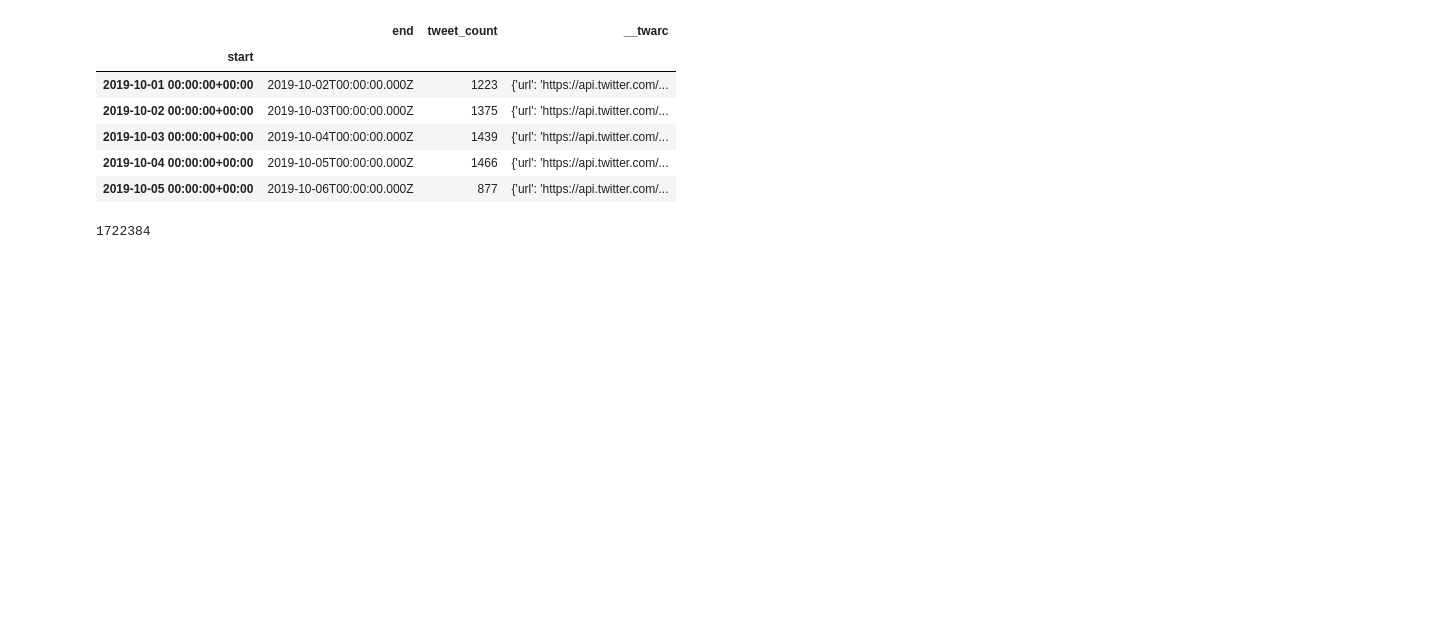
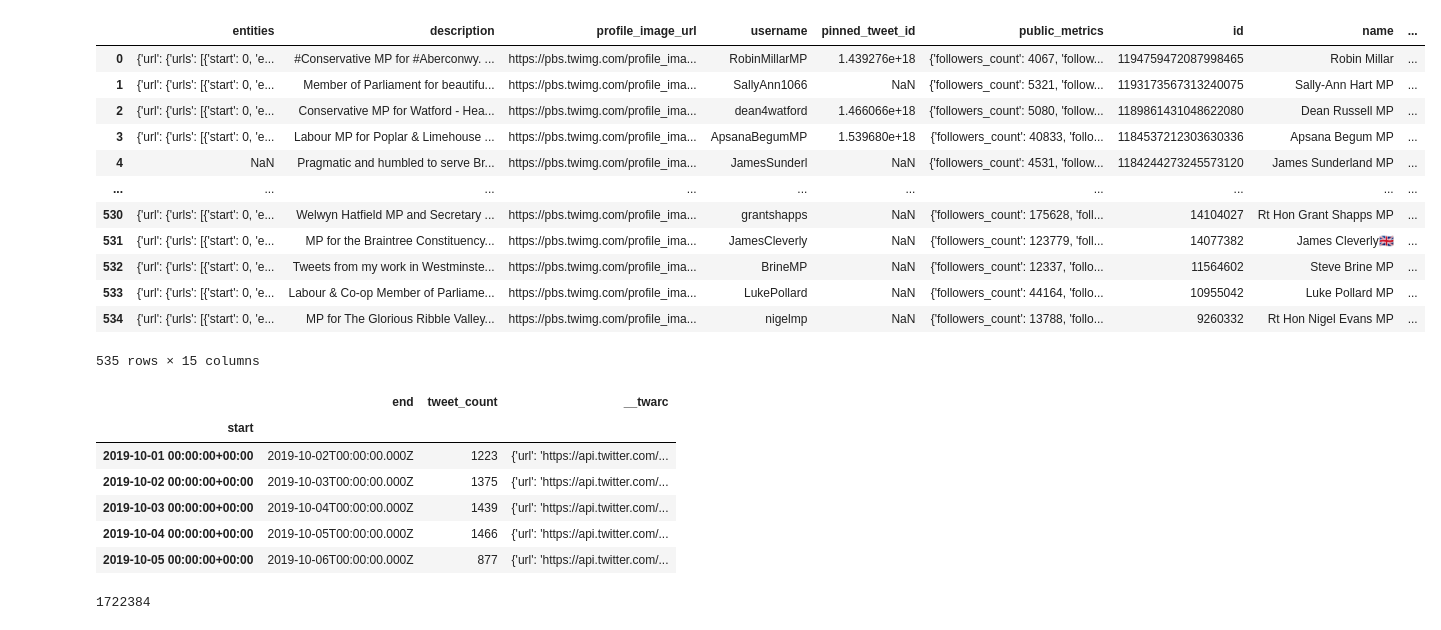
Before and after one commit to Iseratho/sicss-idea-6, a Jupyter notebook: initial_analysis.ipynb, the cells around one changed output. Cells and saved outputs as stored; diff of their text form; code cells hidden in the pictures; blank space fills up the shorter version.

```diff
--- a/initial_analysis.ipynb
+++ b/initial_analysis.ipynb
@@ -2,8 +2,22 @@
 import pandas as pd
 import matplotlib.pyplot as plt
 # %%
-# mps = pd.read_json("mps_flat.json", lines=True)
-# mps
+mps = pd.read_json("mps_flat.json", lines=True, dtype={"id": str})
+mps
+# %% [output]
+|  | entities | description | profile_image_url | username | pinned_tweet_id | public_metrics | id | name | ... |
+| 0 | {'url': {'urls': [{'start': 0, 'e... | #Conservative MP for #Aberconwy. ... | https://pbs.twimg.com/profile_ima... | RobinMillarMP | 1.439276e+18 | {'followers_count': 4067, 'follow... | 1194759472087998465 | Robin Millar | ... |
+| 1 | {'url': {'urls': [{'start': 0, 'e... | Member of Parliament for beautifu... | https://pbs.twimg.com/profile_ima... | SallyAnn1066 | NaN | {'followers_count': 5321, 'follow... | 1193173567313240075 | Sally-Ann Hart MP | ... |
+| 2 | {'url': {'urls': [{'start': 0, 'e... | Conservative MP for Watford - Hea... | https://pbs.twimg.com/profile_ima... | dean4watford | 1.466066e+18 | {'followers_count': 5080, 'follow... | 1189861431048622080 | Dean Russell MP | ... |
+| 3 | {'url': {'urls': [{'start': 0, 'e... | Labour MP for Poplar & Limehouse ... | https://pbs.twimg.com/profile_ima... | ApsanaBegumMP | 1.539680e+18 | {'followers_count': 40833, 'follo... | 1184537212303630336 | Apsana Begum MP | ... |
+| 4 | NaN | Pragmatic and humbled to serve Br... | https://pbs.twimg.com/profile_ima... | JamesSunderl | NaN | {'followers_count': 4531, 'follow... | 1184244273245573120 | James Sunderland MP | ... |
+| ... | ... | ... | ... | ... | ... | ... | ... | ... | ... |
+| 530 | {'url': {'urls': [{'start': 0, 'e... | Welwyn Hatfield MP and Secretary ... | https://pbs.twimg.com/profile_ima... | grantshapps | NaN | {'followers_count': 175628, 'foll... | 14104027 | Rt Hon Grant Shapps MP | ... |
+| 531 | {'url': {'urls': [{'start': 0, 'e... | MP for the Braintree Constituency... | https://pbs.twimg.com/profile_ima... | JamesCleverly | NaN | {'followers_count': 123779, 'foll... | 14077382 | James Cleverly🇬🇧 | ... |
+| 532 | {'url': {'urls': [{'start': 0, 'e... | Tweets from my work in Westminste... | https://pbs.twimg.com/profile_ima... | BrineMP | NaN | {'followers_count': 12337, 'follo... | 11564602 | Steve Brine MP | ... |
+| 533 | {'url': {'urls': [{'start': 0, 'e... | Labour & Co-op Member of Parliame... | https://pbs.twimg.com/profile_ima... | LukePollard | NaN | {'followers_count': 44164, 'follo... | 10955042 | Luke Pollard MP | ... |
+| 534 | {'url': {'urls': [{'start': 0, 'e... | MP for The Glorious Ribble Valley... | https://pbs.twimg.com/profile_ima... | nigelmp | NaN | {'followers_count': 13788, 'follo... | 9260332 | Rt Hon Nigel Evans MP | ... |
+535 rows × 15 columns
 # %%
 counts = pd.read_json("counts_flat.json", lines=True, convert_dates=['start']).set_index("start").sort_index()
 counts.head()
```
Also changed, not shown: parts of 4 cells of this notebook, 7 other files.
